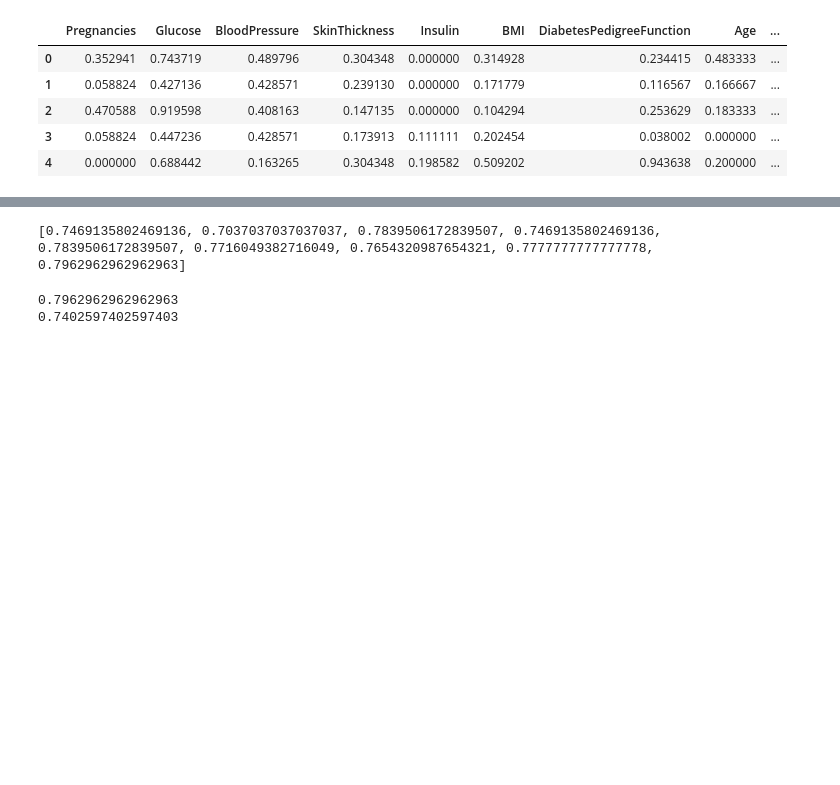
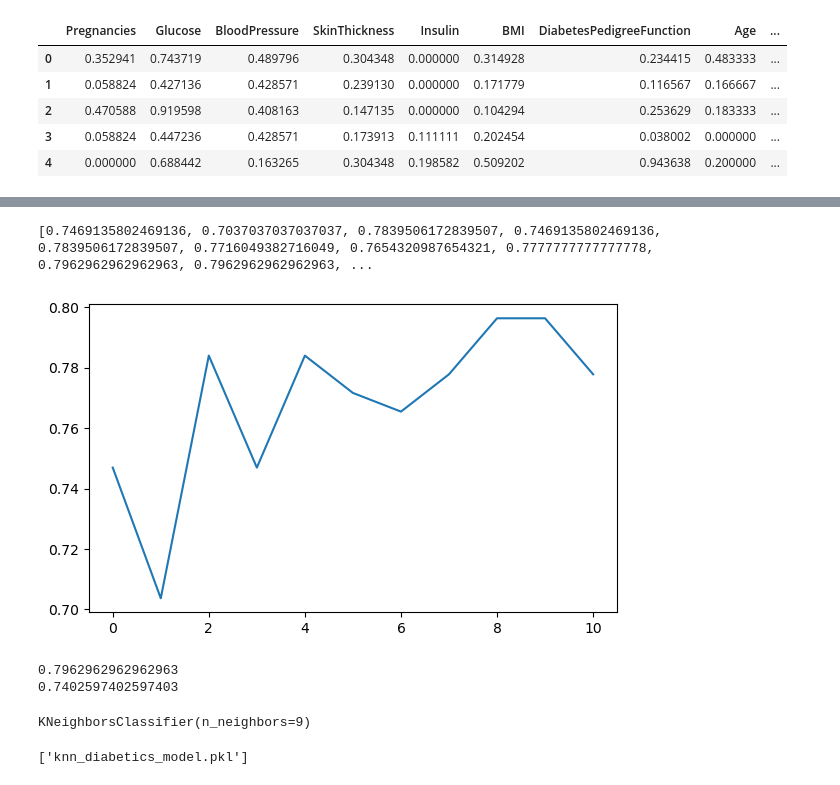
Before and after one commit to Rushclin/data-mining-project, a Jupyter notebook: notebooks/knn_model_training.ipynb, the cells around one changed output, grey strips where cells are left out. Saved outputs shown, nothing was run; the diff lists cells and outputs as text; code cells hidden in the pictures; blank space fills up the shorter version.

Commit message:
Add Model

```diff
--- a/notebooks/knn_model_training.ipynb
+++ b/notebooks/knn_model_training.ipynb
@@ -142,15 +160,20 @@ plt.show()
 # %%
 test_scores = []
 
-for i in range(1,10):
+for i in range(1,12):
 
     knn = KNeighborsClassifier(i)
-    knn.fit(X_train_reject,y_train_reject)
+    knn.fit(X_train_reject, y_train_reject)
 
-    test_scores.append(knn.score(X_test_reject,y_test_reject))
+    test_scores.append(knn.score(X_test_reject, y_test_reject))
 
 print(test_scores)
+plt.figure(figsize=(15,4))
+plt.subplot(1,2,1)
+plt.plot(test_scores)
+plt.show()
 # %% [output]
-[0.7469135802469136, 0.7037037037037037, 0.7839506172839507, 0.7469135802469136, 0.7839506172839507, 0.7716049382716049, 0.7654320987654321, 0.7777777777777778, 0.7962962962962963]
+[0.7469135802469136, 0.7037037037037037, 0.7839506172839507, 0.7469135802469136, 0.7839506172839507, 0.7716049382716049, 0.7654320987654321, 0.7777777777777778, 0.7962962962962963, 0.7962962962962963, ...
+[figure, added]
 # %%
 #comparaison des scores des 2 sous-datasets
@@ -165,3 +189,8 @@ print(knn_9.score(X_test_replace,y_test_replace))
 # %%
 #on se rend compte que malgre le fait qu'on ai retire certaines donnees dans le dataset de depart ,
 #l'algorithme de knn avec le data_reject nous fournir un meilleur resultat que celui avec le data_replace
+# %%
+model = KNeighborsClassifier(9)
+model.fit(X_train_reject, y_train_reject)
+# %% [output]
+KNeighborsClassifier(n_neighbors=9)
@@ -167,0 +199,4 @@ print(knn_9.score(X_test_replace,y_test_replace))
+# %%
+joblib.dump(model, 'knn_diabetics_model.pkl')
+# %% [output]
+['knn_diabetics_model.pkl']
```
Also changed, not shown: parts of 16 cells of this notebook, 1 other file.
